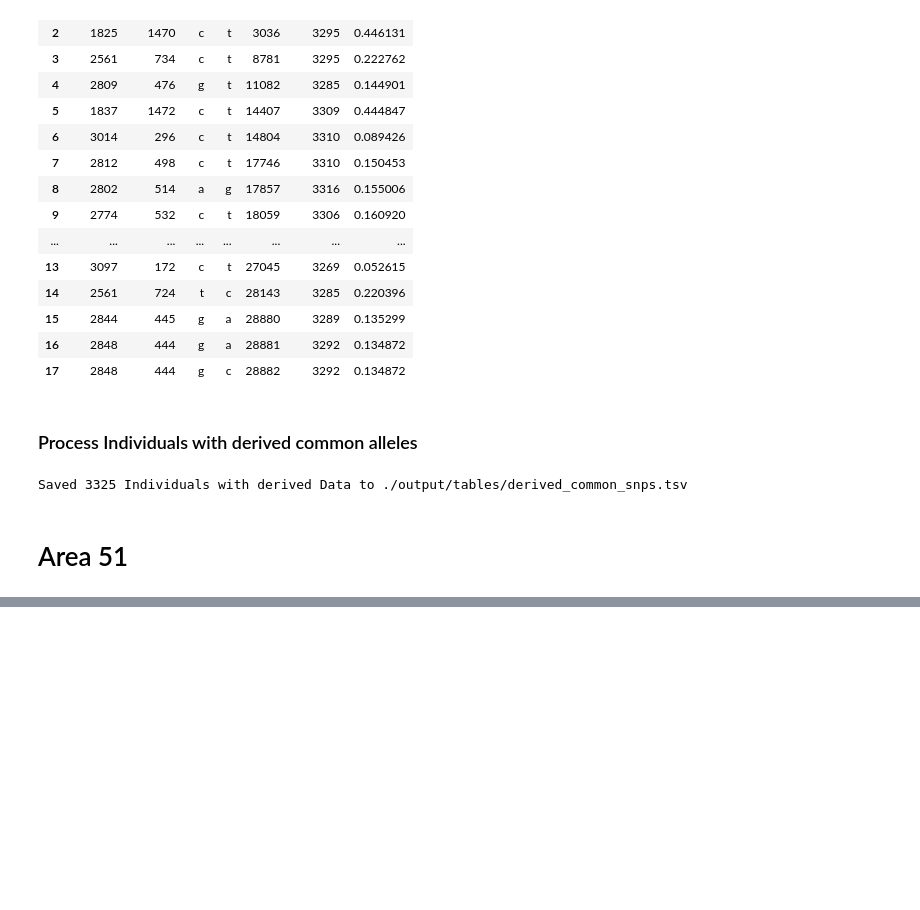
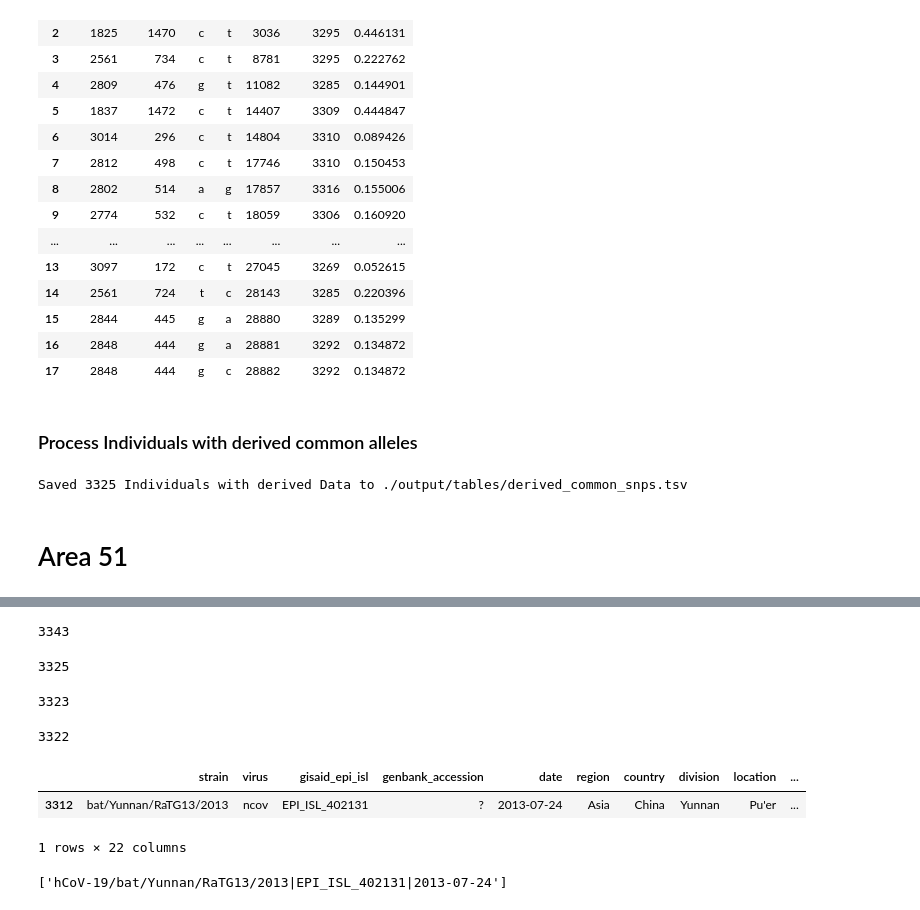
Before and after one commit to hringbauer/covid19_data, a Jupyter notebook: notebooks/process_data/create_h5.ipynb, the cells around one changed output, grey strips where cells are left out. Saved outputs shown, nothing was run; the diff lists cells and outputs as text; code cells hidden in the pictures; blank space fills up the shorter version.

```diff
--- a/notebooks/process_data/create_h5.ipynb
+++ b/notebooks/process_data/create_h5.ipynb
@@ -319,0 +360,6 @@ seq
+# %%
+path = "./output/h5/covid_seqs.h5"
+
+f = h5py.File(path, "r") # Load for Sanity Check. See below!
+print("Loaded HDF5")
+print(list(f))
@@ -319,0 +375,2 @@ seq
+# %%
+df_meta = pd.read_csv("./data/apr20/metadata.tsv", sep="\t")
@@ -319,0 +386,2 @@ seq
+# %%
+samples = f["samples"][:]
@@ -319,0 +392,28 @@ seq
+# %%
+len(set(epi2+list(epi)))
+# %% [output]
+3343
+# %%
+len(f["samples"])
+# %% [output]
+3325
+# %%
+len(df_meta)
+# %% [output]
+3323
+# %%
+idx = df_meta["strain"].str.contains('|'.join(samples))
+# %%
+np.sum(idx)
+# %% [output]
+3322
+# %%
+df_meta[~idx]
+# %% [output]
+|  | strain | virus | gisaid_epi_isl | genbank_accession | date | region | country | division | location | ... |
+| 3312 | bat/Yunnan/RaTG13/2013 | ncov | EPI_ISL_402131 | ? | 2013-07-24 | Asia | China | Yunnan | Pu'er | ... |
+1 rows × 22 columns
+# %%
+[s for s in samples if "bat" in s]
+# %% [output]
+['hCoV-19/bat/Yunnan/RaTG13/2013|EPI_ISL_402131|2013-07-24']
```
Also changed, not shown: parts of 20 cells of this notebook, 4 other files.
